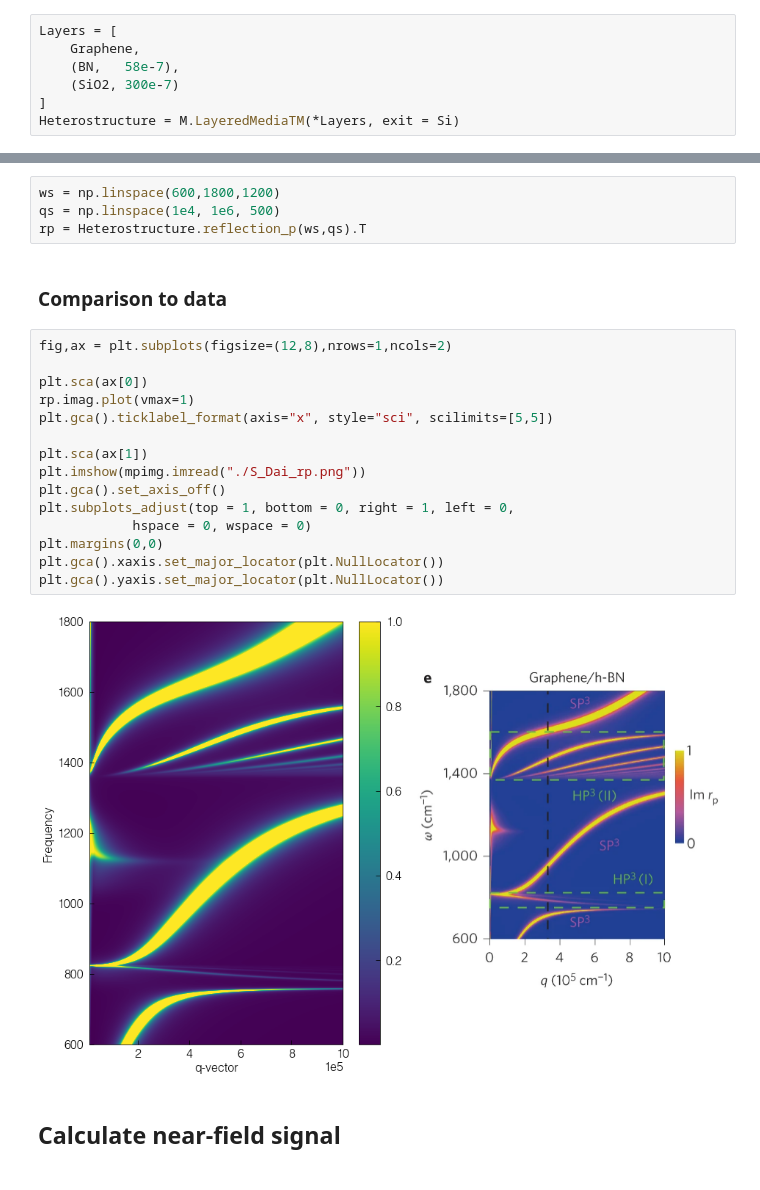
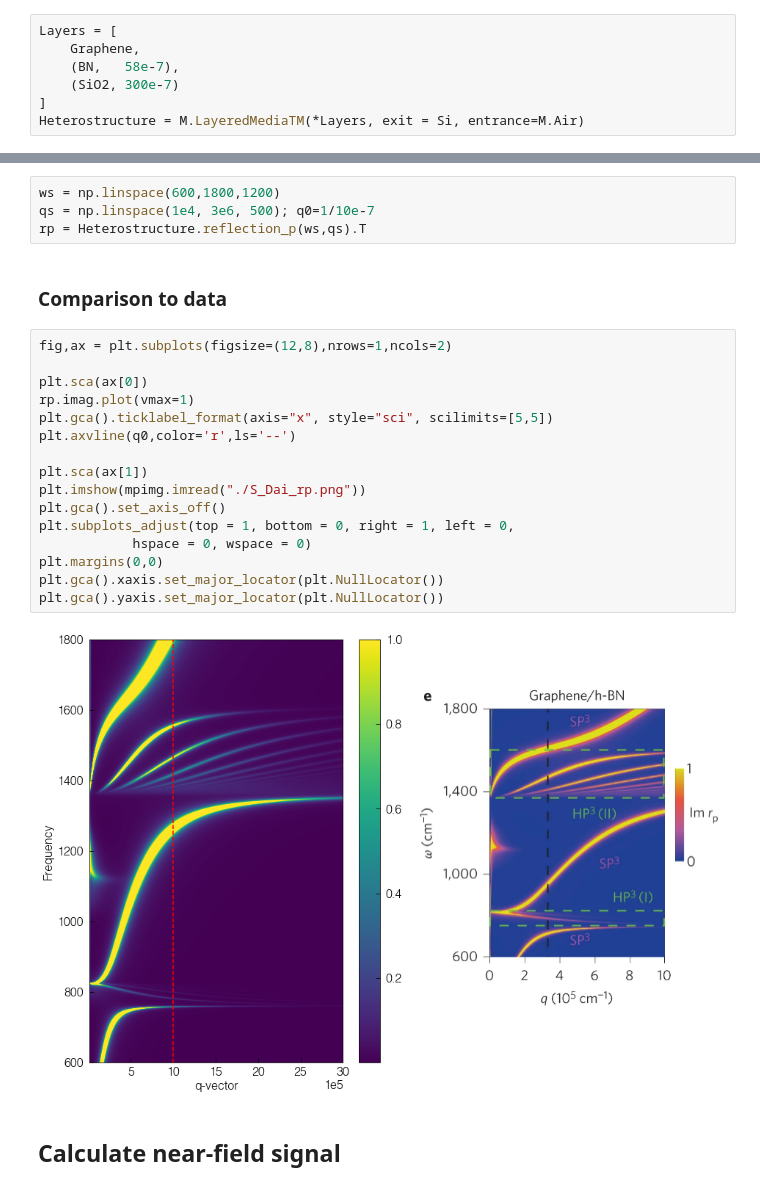
Before and after one commit to asmcleod/NearFieldOptics, a Jupyter notebook: Examples/LRM Instruction Manual.ipynb, the cells around one changed output, grey strips where cells are left out. Drawn from its saved outputs; the diff is of its cells as text.

```diff
--- a/Examples/LRM Instruction Manual.ipynb
+++ b/Examples/LRM Instruction Manual.ipynb
@@ -291,32 +382,33 @@ Layers = [
     (BN,   58e-7),
     (SiO2, 300e-7)
 ]
-Heterostructure = M.LayeredMediaTM(*Layers, exit = Si)
+Heterostructure = M.LayeredMediaTM(*Layers, exit = Si, entrance=M.Air)
 # %% [markdown]
 ## Calculate $r_p(\omega,q)$
 # %%
 ws = np.linspace(600,1800,1200)
-qs = np.linspace(1e4, 1e6, 500)
+qs = np.linspace(1e4, 3e6, 500); q0=1/10e-7
 rp = Heterostructure.reflection_p(ws,qs).T
 # %% [markdown]
 ### Comparison to data
 # %%
 fig,ax = plt.subplots(figsize=(12,8),nrows=1,ncols=2)
 
 plt.sca(ax[0])
 rp.imag.plot(vmax=1)
 plt.gca().ticklabel_format(axis="x", style="sci", scilimits=[5,5])
+plt.axvline(q0,color='r',ls='--')
 
 plt.sca(ax[1])
 plt.imshow(mpimg.imread("./S_Dai_rp.png"))
 plt.gca().set_axis_off()
 plt.subplots_adjust(top = 1, bottom = 0, right = 1, left = 0,
             hspace = 0, wspace = 0)
 plt.margins(0,0)
 plt.gca().xaxis.set_major_locator(plt.NullLocator())
 plt.gca().yaxis.set_major_locator(plt.NullLocator())
 # %% [output]
-[figure, old version]
+[figure, new version]
 # %% [markdown]
 ## Calculate near-field signal
 # %%
```
Also changed, not shown: parts of 27 cells of this notebook, 4 other files.
